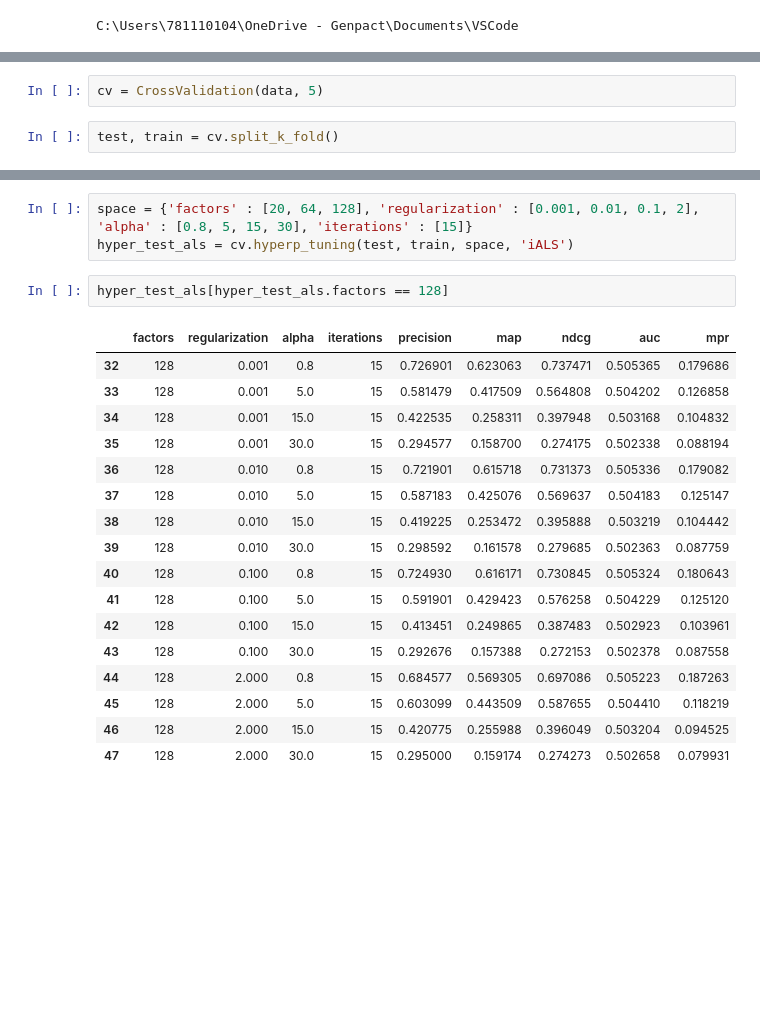
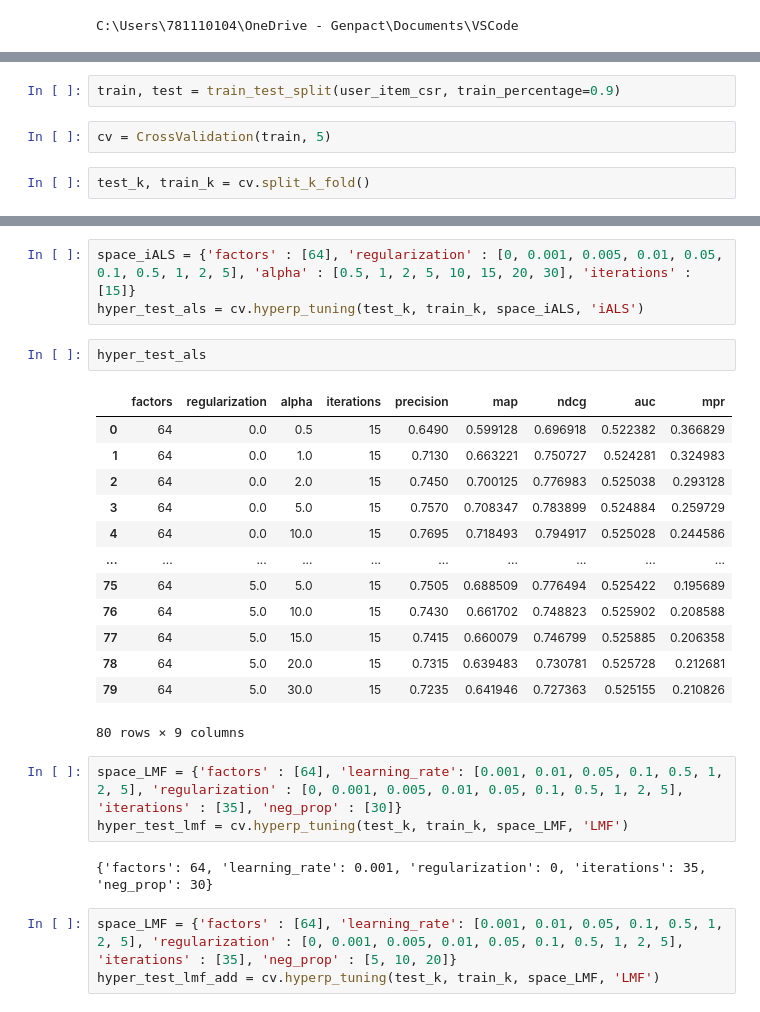
Before and after one commit to ChristophBarkey/Implicit_CF, a Jupyter notebook: testing_1.ipynb, the cells around one changed output, grey strips where cells are left out. Drawn from its saved outputs; the diff is of its cells as text; blank space fills up the shorter version.

```diff
--- a/testing_1.ipynb
+++ b/testing_1.ipynb
@@ -42,5 +22,7 @@ pd.Series(data.data).hist()
+# %%
+train, test = train_test_split(user_item_csr, train_percentage=0.9)
 # %%
-cv = CrossValidation(data, 5)
+cv = CrossValidation(train, 5)
 # %%
-test, train = cv.split_k_fold()
+test_k, train_k = cv.split_k_fold()
 # %%
@@ -52,23 +34,27 @@ alpha
 # %%
-space = {'factors' : [20, 64, 128], 'regularization' : [0.001, 0.01, 0.1, 2], 'alpha' : [0.8, 5, 15, 30], 'iterations' : [15]}
-hyper_test_als = cv.hyperp_tuning(test, train, space, 'iALS')
+space_iALS = {'factors' : [64], 'regularization' : [0, 0.001, 0.005, 0.01, 0.05, 0.1, 0.5, 1, 2, 5], 'alpha' : [0.5, 1, 2, 5, 10, 15, 20, 30], 'iterations' : [15]}
+hyper_test_als = cv.hyperp_tuning(test_k, train_k, space_iALS, 'iALS')
-# %%
-hyper_test_als[hyper_test_als.factors == 128]
-# %% [output]
-|  | factors | regularization | alpha | iterations | precision | map | ndcg | auc | mpr |
-| 32 | 128 | 0.001 | 0.8 | 15 | 0.726901 | 0.623063 | 0.737471 | 0.505365 | 0.179686 |
-| 33 | 128 | 0.001 | 5.0 | 15 | 0.581479 | 0.417509 | 0.564808 | 0.504202 | 0.126858 |
-| 34 | 128 | 0.001 | 15.0 | 15 | 0.422535 | 0.258311 | 0.397948 | 0.503168 | 0.104832 |
-| 35 | 128 | 0.001 | 30.0 | 15 | 0.294577 | 0.158700 | 0.274175 | 0.502338 | 0.088194 |
-| 36 | 128 | 0.010 | 0.8 | 15 | 0.721901 | 0.615718 | 0.731373 | 0.505336 | 0.179082 |
-| 37 | 128 | 0.010 | 5.0 | 15 | 0.587183 | 0.425076 | 0.569637 | 0.504183 | 0.125147 |
-| 38 | 128 | 0.010 | 15.0 | 15 | 0.419225 | 0.253472 | 0.395888 | 0.503219 | 0.104442 |
-| 39 | 128 | 0.010 | 30.0 | 15 | 0.298592 | 0.161578 | 0.279685 | 0.502363 | 0.087759 |
-| 40 | 128 | 0.100 | 0.8 | 15 | 0.724930 | 0.616171 | 0.730845 | 0.505324 | 0.180643 |
-| 41 | 128 | 0.100 | 5.0 | 15 | 0.591901 | 0.429423 | 0.576258 | 0.504229 | 0.125120 |
-| 42 | 128 | 0.100 | 15.0 | 15 | 0.413451 | 0.249865 | 0.387483 | 0.502923 | 0.103961 |
-| 43 | 128 | 0.100 | 30.0 | 15 | 0.292676 | 0.157388 | 0.272153 | 0.502378 | 0.087558 |
-| 44 | 128 | 2.000 | 0.8 | 15 | 0.684577 | 0.569305 | 0.697086 | 0.505223 | 0.187263 |
-| 45 | 128 | 2.000 | 5.0 | 15 | 0.603099 | 0.443509 | 0.587655 | 0.504410 | 0.118219 |
-| 46 | 128 | 2.000 | 15.0 | 15 | 0.420775 | 0.255988 | 0.396049 | 0.503204 | 0.094525 |
-| 47 | 128 | 2.000 | 30.0 | 15 | 0.295000 | 0.159174 | 0.274273 | 0.502658 | 0.079931 |
+# %%
+hyper_test_als
+# %% [output]
+|  | factors | regularization | alpha | iterations | precision | map | ndcg | auc | mpr |
+| 0 | 64 | 0.0 | 0.5 | 15 | 0.6490 | 0.599128 | 0.696918 | 0.522382 | 0.366829 |
+| 1 | 64 | 0.0 | 1.0 | 15 | 0.7130 | 0.663221 | 0.750727 | 0.524281 | 0.324983 |
+| 2 | 64 | 0.0 | 2.0 | 15 | 0.7450 | 0.700125 | 0.776983 | 0.525038 | 0.293128 |
+| 3 | 64 | 0.0 | 5.0 | 15 | 0.7570 | 0.708347 | 0.783899 | 0.524884 | 0.259729 |
+| 4 | 64 | 0.0 | 10.0 | 15 | 0.7695 | 0.718493 | 0.794917 | 0.525028 | 0.244586 |
+| ... | ... | ... | ... | ... | ... | ... | ... | ... | ... |
+| 75 | 64 | 5.0 | 5.0 | 15 | 0.7505 | 0.688509 | 0.776494 | 0.525422 | 0.195689 |
+| 76 | 64 | 5.0 | 10.0 | 15 | 0.7430 | 0.661702 | 0.748823 | 0.525902 | 0.208588 |
+| 77 | 64 | 5.0 | 15.0 | 15 | 0.7415 | 0.660079 | 0.746799 | 0.525885 | 0.206358 |
+| 78 | 64 | 5.0 | 20.0 | 15 | 0.7315 | 0.639483 | 0.730781 | 0.525728 | 0.212681 |
+| 79 | 64 | 5.0 | 30.0 | 15 | 0.7235 | 0.641946 | 0.727363 | 0.525155 | 0.210826 |
+80 rows × 9 columns
+# %%
+space_LMF = {'factors' : [64], 'learning_rate': [0.001, 0.01, 0.05, 0.1, 0.5, 1, 2, 5], 'regularization' : [0, 0.001, 0.005, 0.01, 0.05, 0.1, 0.5, 1, 2, 5], 'iterations' : [35], 'neg_prop' : [30]}
+hyper_test_lmf = cv.hyperp_tuning(test_k, train_k, space_LMF, 'LMF')
+# %% [output]
+{'factors': 64, 'learning_rate': 0.001, 'regularization': 0, 'iterations': 35, 'neg_prop': 30}
+# %%
+space_LMF = {'factors' : [64], 'learning_rate': [0.001, 0.01, 0.05, 0.1, 0.5, 1, 2, 5], 'regularization' : [0, 0.001, 0.005, 0.01, 0.05, 0.1, 0.5, 1, 2, 5], 'iterations' : [35], 'neg_prop' : [5, 10, 20]}
+hyper_test_lmf_add = cv.hyperp_tuning(test_k, train_k, space_LMF, 'LMF')
```
Also changed, not shown: parts of 16 cells of this notebook.
